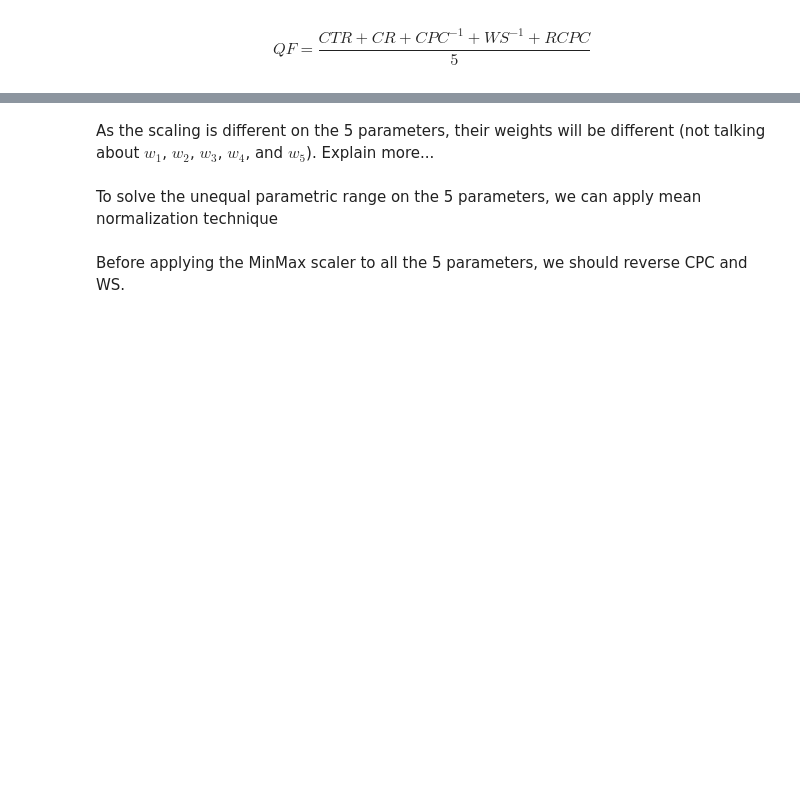
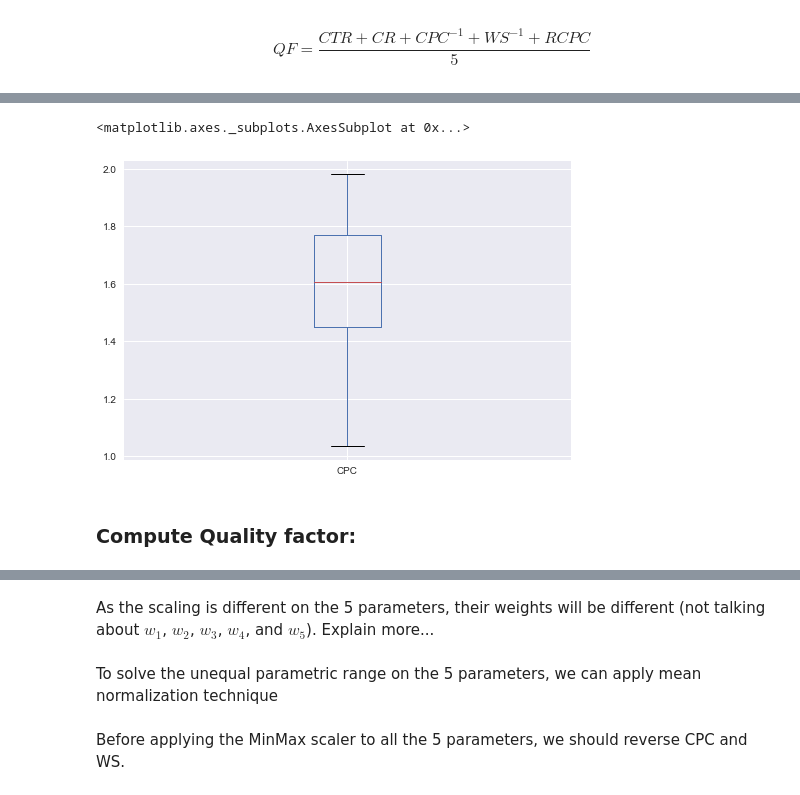
Before and after one commit to pappakrishnan/Ads-Analysis, a Jupyter notebook: Ads Analysis.ipynb, the cells around one changed output, grey strips where cells are left out. Saved outputs shown, nothing was run; the diff lists cells and outputs as text; code cells hidden in the pictures; blank space fills up the shorter version.

```diff
--- a/Ads Analysis.ipynb
+++ b/Ads Analysis.ipynb
@@ -601,3 +626,10 @@ $$QF = \frac{{CTR + CR + CP{C^{ - 1}} + W{S^{ - 1}} + RCPC}}{5}$$
+# %%
+dff.ix[dff['CPC'] < 2, 'CPC'].plot.box()
+# %% [output]
+<matplotlib.axes._subplots.AxesSubplot at 0x...>
+[figure, added]
+# %% [markdown]
+### Compute Quality factor:
 # %%
 dff['QF'] = (dff['CTR'] + dff['CR'] + dff['RCPC'] + (1/dff['CPC']) + (1/dff['WS'])) / 5
 # %%
```
Also changed, not shown: parts of 5 cells of this notebook.
